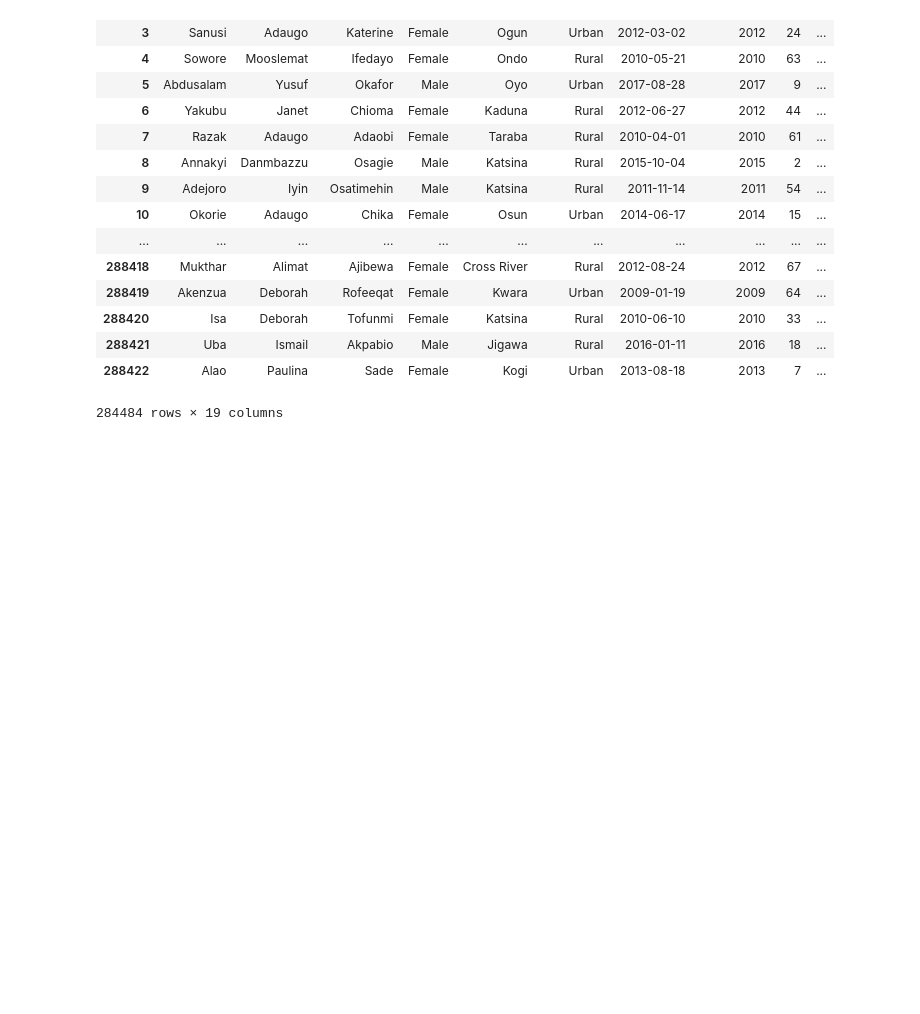
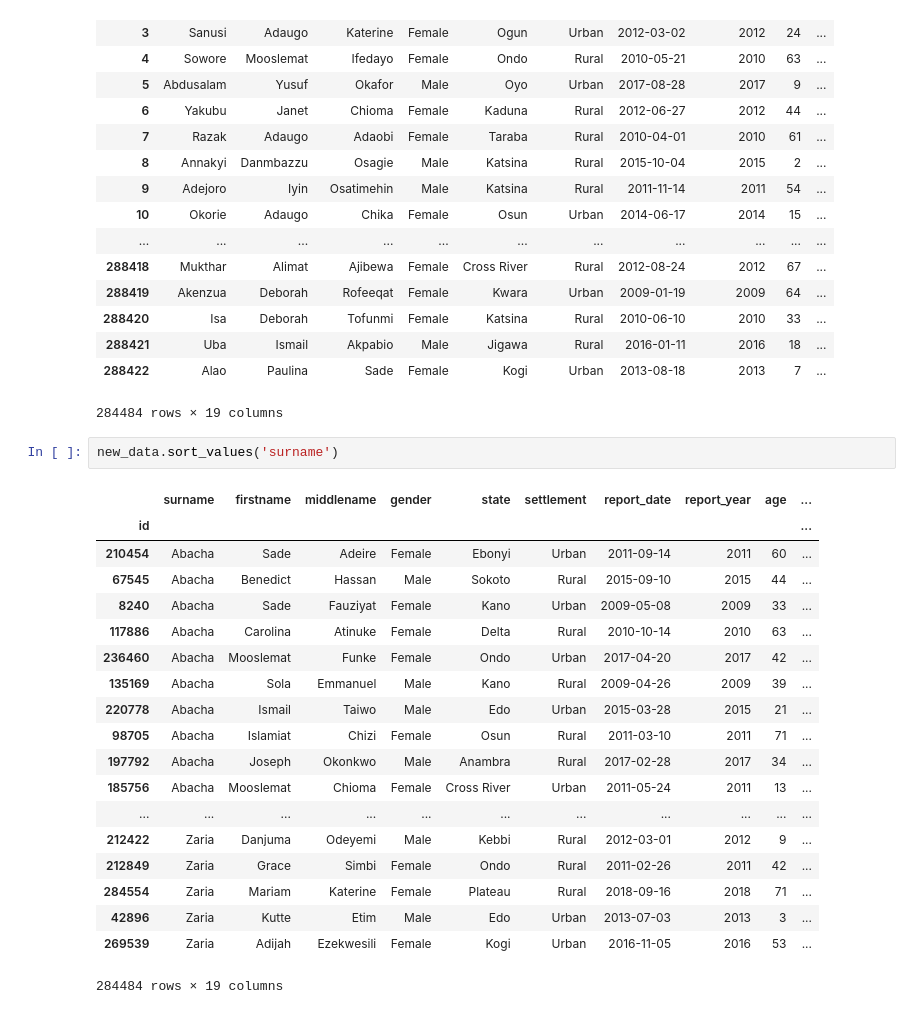
Before and after one commit to DurodolaBolu/pandas, a Jupyter notebook: meningitis dataset.ipynb, the cells around one changed output. Saved outputs shown, nothing was run; the diff lists cells and outputs as text; blank space fills up the shorter version.

```diff
--- a/meningitis dataset.ipynb
+++ b/meningitis dataset.ipynb
@@ -95,3 +82,25 @@ new_data
 | 288421 | Uba | Ismail | Akpabio | Male | Jigawa | Rural | 2016-01-11 | 2016 | 18 | ... |
 | 288422 | Alao | Paulina | Sade | Female | Kogi | Urban | 2013-08-18 | 2013 | 7 | ... |
 284484 rows × 19 columns
+# %%
+new_data.sort_values('surname')
+# %% [output]
+|  | surname | firstname | middlename | gender | state | settlement | report_date | report_year | age | ... |
+| id |  |  |  |  |  |  |  |  |  | ... |
+| 210454 | Abacha | Sade | Adeire | Female | Ebonyi | Urban | 2011-09-14 | 2011 | 60 | ... |
+| 67545 | Abacha | Benedict | Hassan | Male | Sokoto | Rural | 2015-09-10 | 2015 | 44 | ... |
+| 8240 | Abacha | Sade | Fauziyat | Female | Kano | Urban | 2009-05-08 | 2009 | 33 | ... |
+| 117886 | Abacha | Carolina | Atinuke | Female | Delta | Rural | 2010-10-14 | 2010 | 63 | ... |
+| 236460 | Abacha | Mooslemat | Funke | Female | Ondo | Urban | 2017-04-20 | 2017 | 42 | ... |
+| 135169 | Abacha | Sola | Emmanuel | Male | Kano | Rural | 2009-04-26 | 2009 | 39 | ... |
+| 220778 | Abacha | Ismail | Taiwo | Male | Edo | Urban | 2015-03-28 | 2015 | 21 | ... |
+| 98705 | Abacha | Islamiat | Chizi | Female | Osun | Rural | 2011-03-10 | 2011 | 71 | ... |
+| 197792 | Abacha | Joseph | Okonkwo | Male | Anambra | Rural | 2017-02-28 | 2017 | 34 | ... |
+| 185756 | Abacha | Mooslemat | Chioma | Female | Cross River | Urban | 2011-05-24 | 2011 | 13 | ... |
+| ... | ... | ... | ... | ... | ... | ... | ... | ... | ... | ... |
+| 212422 | Zaria | Danjuma | Odeyemi | Male | Kebbi | Rural | 2012-03-01 | 2012 | 9 | ... |
+| 212849 | Zaria | Grace | Simbi | Female | Ondo | Rural | 2011-02-26 | 2011 | 42 | ... |
+| 284554 | Zaria | Mariam | Katerine | Female | Plateau | Rural | 2018-09-16 | 2018 | 71 | ... |
+| 42896 | Zaria | Kutte | Etim | Male | Edo | Urban | 2013-07-03 | 2013 | 3 | ... |
+| 269539 | Zaria | Adijah | Ezekwesili | Female | Kogi | Urban | 2016-11-05 | 2016 | 53 | ... |
+284484 rows × 19 columns
```
Also changed, not shown: parts of 2 cells of this notebook, 1 other file.
